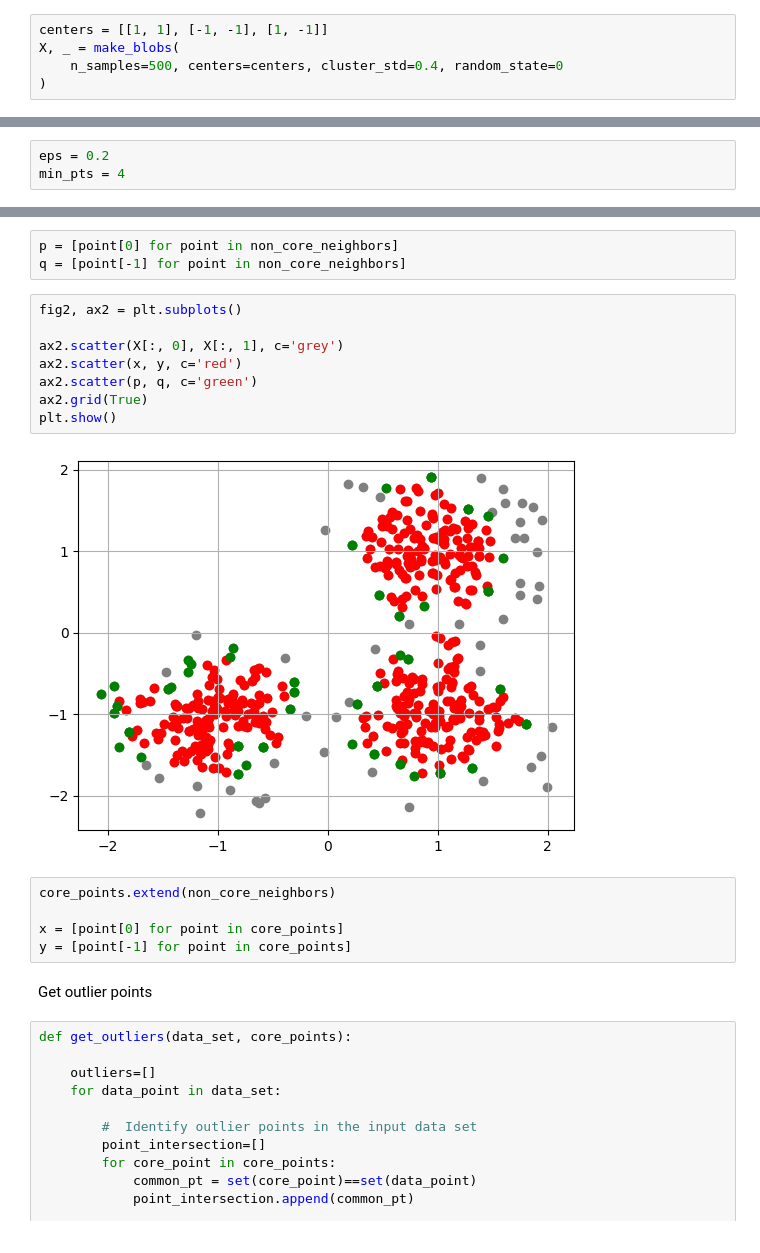
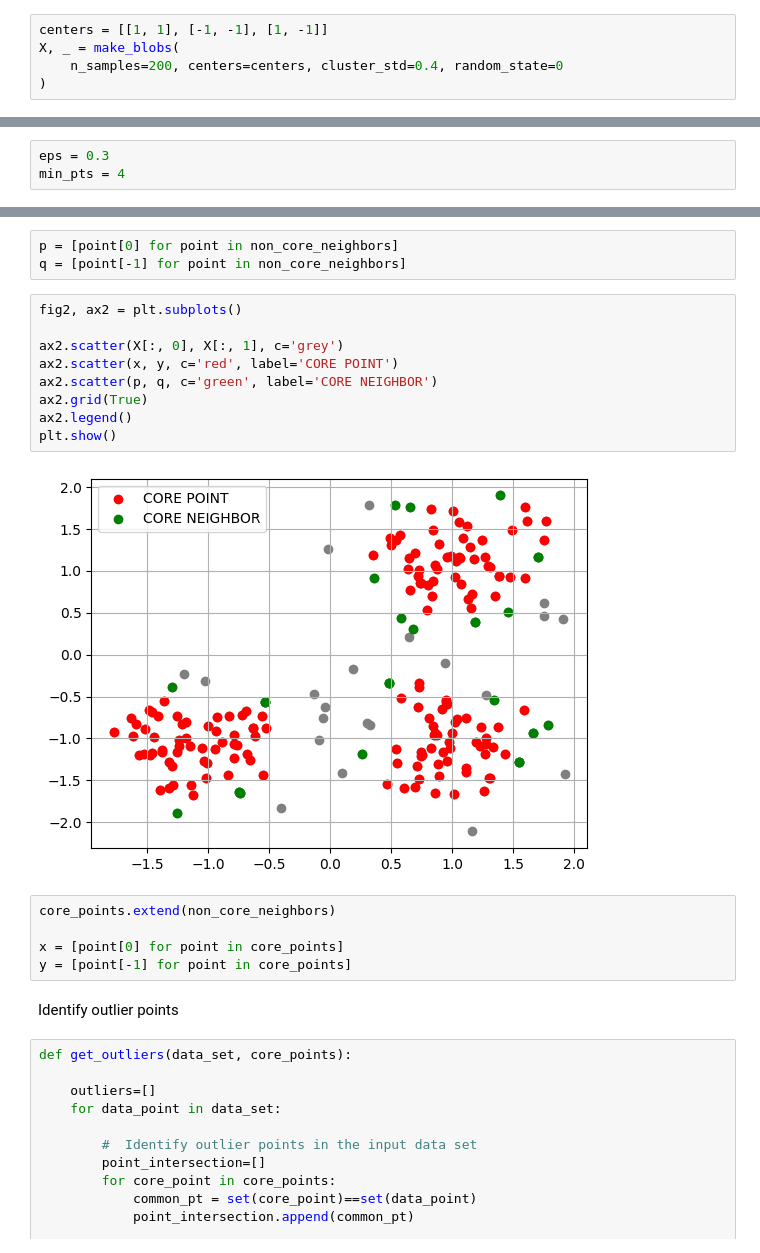
Before and after one commit to AndresDFlores/clustering_algorithms, a Jupyter notebook: density_based_clustering.ipynb, the cells around one changed output, grey strips where cells are left out. Saved outputs shown, nothing was run; the diff lists cells and outputs as text.

```diff
--- a/density_based_clustering.ipynb
+++ b/density_based_clustering.ipynb
@@ -7,7 +8,7 @@ import matplotlib.pyplot as plt
 # %%
 centers = [[1, 1], [-1, -1], [1, -1]]
 X, _ = make_blobs(
-    n_samples=500, centers=centers, cluster_std=0.4, random_state=0
+    n_samples=200, centers=centers, cluster_std=0.4, random_state=0
 )
 # %%
 fig0, ax0 = plt.subplots()
@@ -24,7 +25,7 @@ epsilon:  maximum distance between two points to be considered neighbors
 
 minPts:  minimum number of points required within neighborhood for a point to be considered a core point.
 # %%
-eps = 0.2
+eps = 0.3
 min_pts = 4
 # %%
 def get_equclidean_distance(pt1, pt2):
@@ -113,20 +115,21 @@ q = [point[-1] for point in non_core_neighbors]
 # %%
 fig2, ax2 = plt.subplots()
 
 ax2.scatter(X[:, 0], X[:, 1], c='grey')
-ax2.scatter(x, y, c='red')
-ax2.scatter(p, q, c='green')
+ax2.scatter(x, y, c='red', label='CORE POINT')
+ax2.scatter(p, q, c='green', label='CORE NEIGHBOR')
 ax2.grid(True)
+ax2.legend()
 plt.show()
 # %% [output]
-[figure, old version]
+[figure, new version]
 # %%
 core_points.extend(non_core_neighbors)
 
 x = [point[0] for point in core_points]
 y = [point[-1] for point in core_points]
 # %% [markdown]
-Get outlier points
+Identify outlier points
 # %%
 def get_outliers(data_set, core_points):
 
```
Also changed, not shown: parts of 19 cells of this notebook, 1 other file.
